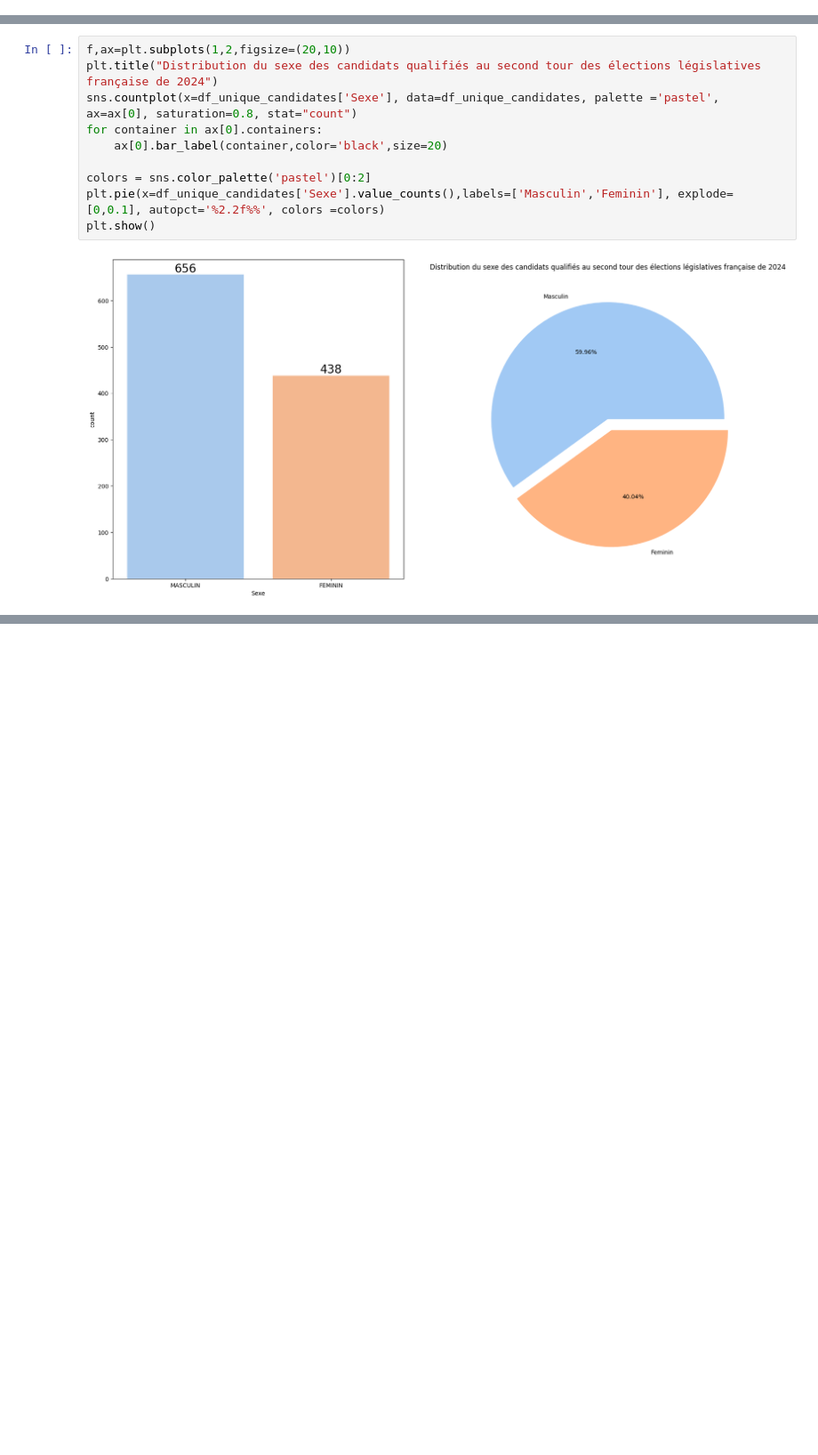
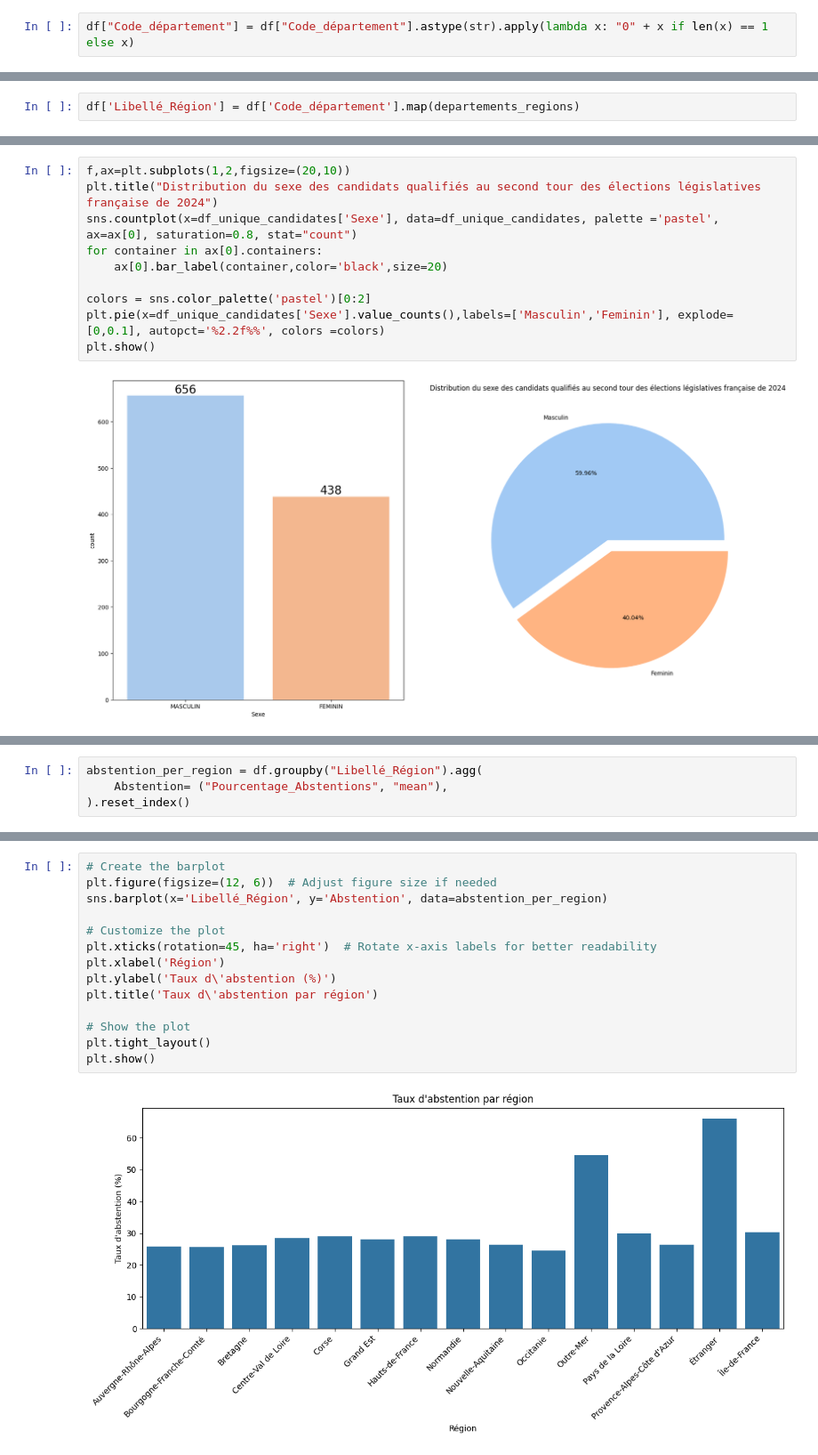
Before and after one commit to RonanRibouletPython/Data_Analysis_Job_Prep, a Jupyter notebook: Notebooks/EDA_Election_2024.ipynb, the cells around one changed output, grey strips where cells are left out. Shown at 89% size. Saved outputs shown, nothing was run; the diff lists cells and outputs as text; blank space fills up the shorter version.

Commit message:
Added the Libellé_Région column but multivariate analysis of the impact of the region in the abstention

```diff
--- a/Notebooks/EDA_Election_2024.ipynb
+++ b/Notebooks/EDA_Election_2024.ipynb
@@ -168,0 +281,2 @@ In big cities happen multiple confrontations because these cities have cut in di
+# %%
+df["Code_département"] = df["Code_département"].astype(str).apply(lambda x: "0" + x if len(x) == 1 else x)
@@ -169,3 +306,5 @@ In big cities happen multiple confrontations because these cities have cut in di
+# %%
+df['Libellé_Région'] = df['Code_département'].map(departements_regions)
 # %%
 # Check duplicates
 df.duplicated().sum()
@@ -286,0 +422,4 @@ count_by_candidates.head(20)
+# %%
+abstention_per_region = df.groupby("Libellé_Région").agg(
+    Abstention= ("Pourcentage_Abstentions", "mean"),
+).reset_index()
@@ -286,0 +445,16 @@ count_by_candidates.head(20)
+# %%
+# Create the barplot
+plt.figure(figsize=(12, 6))  # Adjust figure size if needed
+sns.barplot(x='Libellé_Région', y='Abstention', data=abstention_per_region)
+
+# Customize the plot
+plt.xticks(rotation=45, ha='right')  # Rotate x-axis labels for better readability
+plt.xlabel('Région')
+plt.ylabel('Taux d\'abstention (%)')
+plt.title('Taux d\'abstention par région')
+
+# Show the plot
+plt.tight_layout()
+plt.show()
+# %% [output]
+[figure, added]
```
Also changed, not shown: parts of 12 cells of this notebook.
